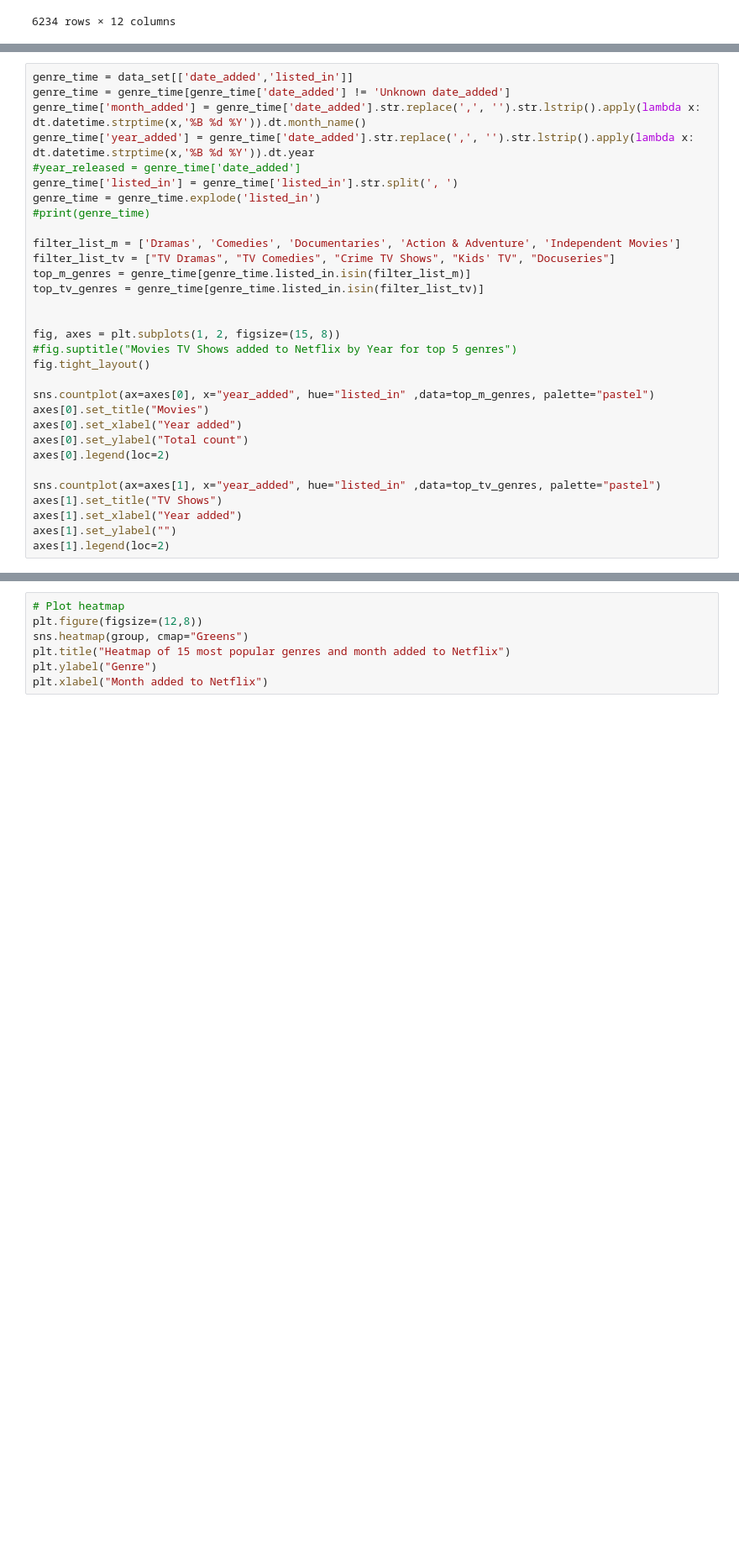
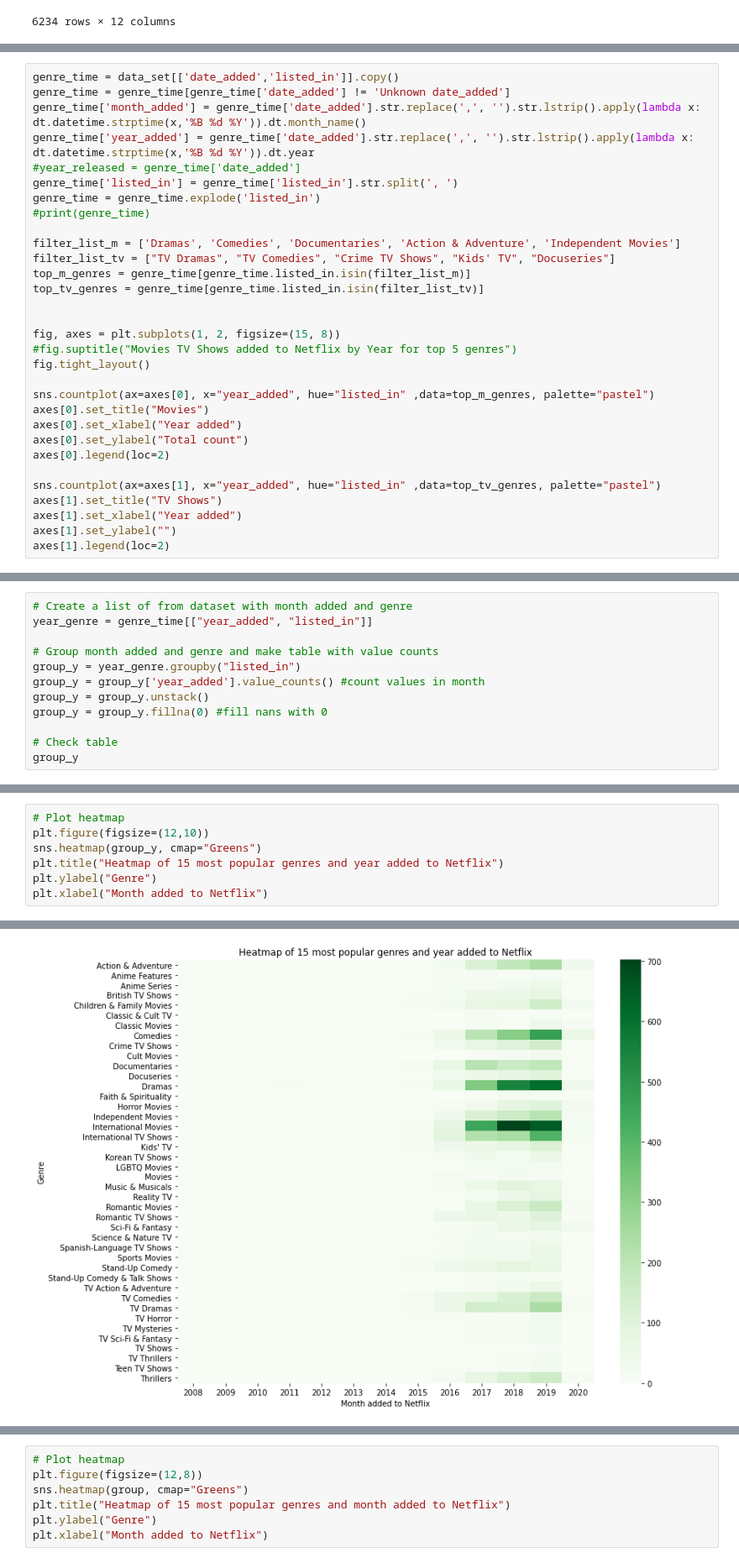
Before and after one commit to aSkailand/dat540-netflix_catalogue, a Jupyter notebook: src/netflix_genre_analysis.ipynb, the cells around one changed output, grey strips where cells are left out. Shown at 84% size. Saved outputs shown, nothing was run; the diff lists cells and outputs as text; blank space fills up the shorter version.

```diff
--- a/src/netflix_genre_analysis.ipynb
+++ b/src/netflix_genre_analysis.ipynb
@@ -76,5 +87,5 @@ hei
 # %%
-genre_time = data_set[['date_added','listed_in']]
+genre_time = data_set[['date_added','listed_in']].copy()
 genre_time = genre_time[genre_time['date_added'] != 'Unknown date_added']
 genre_time['month_added'] = genre_time['date_added'].str.replace(',', '').str.lstrip().apply(lambda x: dt.datetime.strptime(x,'%B %d %Y')).dt.month_name()
 genre_time['year_added'] = genre_time['date_added'].str.replace(',', '').str.lstrip().apply(lambda x: dt.datetime.strptime(x,'%B %d %Y')).dt.year
@@ -109,0 +123,12 @@ axes[1].legend(loc=2)
+# %%
+# Create a list of from dataset with month added and genre
+year_genre = genre_time[["year_added", "listed_in"]]
+
+# Group month added and genre and make table with value counts
+group_y = year_genre.groupby("listed_in")
+group_y = group_y['year_added'].value_counts() #count values in month
+group_y = group_y.unstack()
+group_y = group_y.fillna(0) #fill nans with 0
+
+# Check table
+group_y
@@ -109,0 +154,8 @@ axes[1].legend(loc=2)
+# %%
+# Plot heatmap
+plt.figure(figsize=(12,10))
+sns.heatmap(group_y, cmap="Greens")
+plt.title("Heatmap of 15 most popular genres and year added to Netflix")
+plt.ylabel("Genre")
+plt.xlabel("Month added to Netflix")
+# %% [output]
@@ -110,2 +163,3 @@ axes[1].legend(loc=2)
+[figure, added]
 # %% [markdown]
 Heat plot of month added to netflix for 15 most frequent genres.
```
Also changed, not shown: parts of 27 cells of this notebook, 1 other file.
